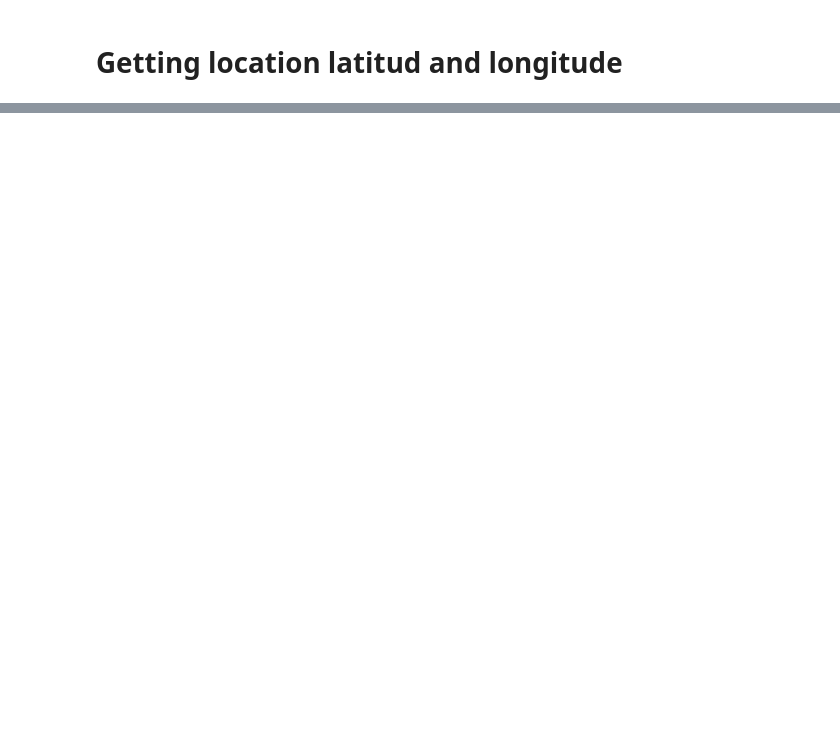
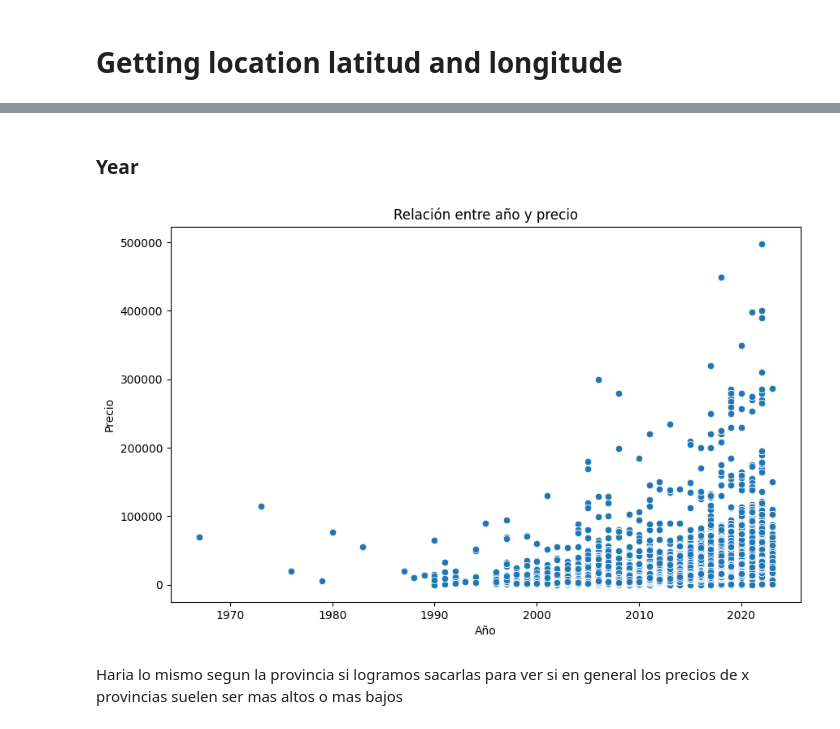
Before and after one commit to Germandcont/SecondHandCars-PricePrediction, a Jupyter notebook: notebooks/cars.ipynb, the cells around one changed output, grey strips where cells are left out. Saved outputs shown, nothing was run; the diff lists cells and outputs as text; code cells hidden in the pictures; blank space fills up the shorter version.

```diff
--- a/notebooks/cars.ipynb
+++ b/notebooks/cars.ipynb
@@ -160,0 +391,14 @@ df['publish_date'] = pd.to_datetime(df['publish_date'])
+# %% [markdown]
+### Year
+# %%
+#Relacion entre year y precio
+plt.figure(figsize=(10, 6))
+sns.scatterplot(data=df, x='year', y='price', palette='viridis')
+plt.title('Relación entre año y precio')
+plt.xlabel('Año')
+plt.ylabel('Precio')
+plt.show()
+# %% [output]
+[figure, added]
+# %% [markdown]
+Haria lo mismo segun la provincia si logramos sacarlas para ver si en general los precios de x provincias suelen ser mas altos o mas bajos
```
Also changed, not shown: parts of 44 cells of this notebook, 2 other files.
